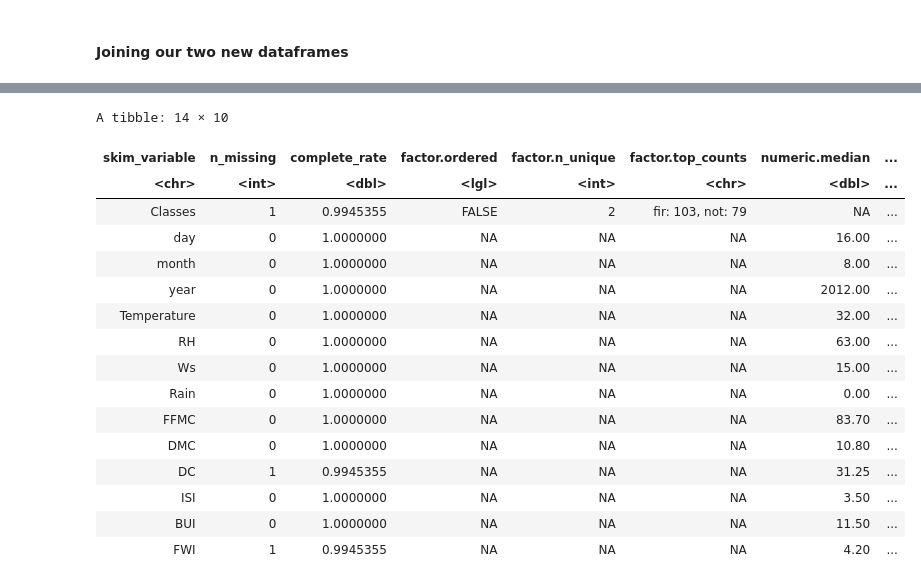
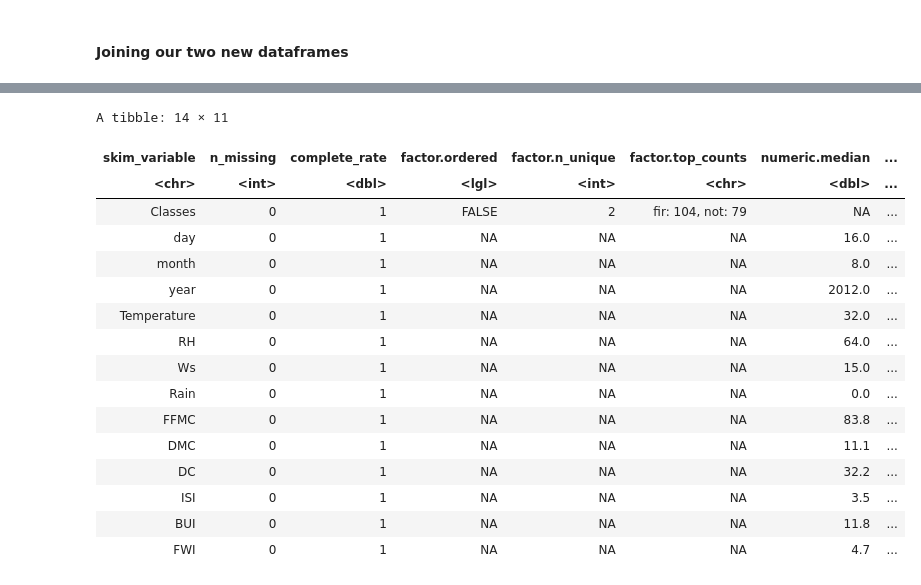
Before and after one commit to rustamch/Forest-fire-classifier, a Jupyter notebook: Main.ipynb, the cells around one changed output, grey strips where cells are left out. Drawn from its saved outputs; the diff is of its cells as text; code cells hidden in the pictures.

```diff
--- a/Main.ipynb
+++ b/Main.ipynb
@@ -57,13 +51,17 @@ algerian_forest_fires <- read_csv(url,skip = 1)
 # Examining the data frame
 # algerian_forest_data
 
-# Inspecting the parsing failure
-# algerian_forest_fires[168, 1]
-algerian_forest_fires[170, 10] = '14.6'
-algerian_forest_fires[170, 11] =  '9'
-algerian_forest_fires[170, 12] =  '12.5'
-algerian_forest_fires[170, 13] =  '10.4'
-algerian_forest_fires[170, 14] =  "fire"
+# Inspecting the parsing failures
+
+# algerian_forest_fires[123, 1:14] -- Empty row between two data sets
+
+# algerian_forest_fires[168, 1:14] -- Needs to be fixed
+
+algerian_forest_fires[168, 10] = '14.6'
+algerian_forest_fires[168, 11] =  '9'
+algerian_forest_fires[168, 12] =  '12.5'
+algerian_forest_fires[168, 13] =  '10.4'
+algerian_forest_fires[168, 14] =  "fire"
 # %% [output]
 Parsed with column specification:
 cols(
@@ -170,38 +139,37 @@ A data.frame: 243 × 14
 # %%
 # Setting a seed
-set.seed(2000)
+set.seed(2021)
 # Splitting the data set
 algerian_forest_fires_tidy <- mutate(algerian_forest_fires_tidy, Classes = as.factor(Classes))
 forest_split <- initial_split(algerian_forest_fires_tidy, prop = 0.75, strata = Classes)
 forest_train <- training(forest_split)
 forest_test <- testing(forest_split)
 
 # Specifying the summary function
-my_skim <- skim_with(numeric = sfl(median = ~ median(., na.rm = TRUE), mean = ~ mean(., na.rm = TRUE),
-                                   min = ~ min(., na.rm = TRUE), max = ~ max(., na.rm = TRUE)),
+my_skim <- skim_with(numeric = sfl(median, mean,  sd, min, max),
                                    append = FALSE)
 
 # Creating summary table
 summary_df <- my_skim(forest_train) %>%
     tibble::as_tibble() %>%
     select(skim_variable:numeric.max)
 summary_df
 # %% [output]
-A tibble: 14 × 10
+A tibble: 14 × 11
 | skim_variable | n_missing | complete_rate | factor.ordered | factor.n_unique | factor.top_counts | numeric.median | ... |
 | <chr> | <int> | <dbl> | <lgl> | <int> | <chr> | <dbl> | ... |
-| Classes | 1 | 0.9945355 | FALSE | 2 | fir: 103, not: 79 | NA | ... |
-| day | 0 | 1.0000000 | NA | NA | NA | 16.00 | ... |
-| month | 0 | 1.0000000 | NA | NA | NA | 8.00 | ... |
-| year | 0 | 1.0000000 | NA | NA | NA | 2012.00 | ... |
-| Temperature | 0 | 1.0000000 | NA | NA | NA | 32.00 | ... |
-| RH | 0 | 1.0000000 | NA | NA | NA | 63.00 | ... |
-| Ws | 0 | 1.0000000 | NA | NA | NA | 15.00 | ... |
-| Rain | 0 | 1.0000000 | NA | NA | NA | 0.00 | ... |
-| FFMC | 0 | 1.0000000 | NA | NA | NA | 83.70 | ... |
-| DMC | 0 | 1.0000000 | NA | NA | NA | 10.80 | ... |
-| DC | 1 | 0.9945355 | NA | NA | NA | 31.25 | ... |
-| ISI | 0 | 1.0000000 | NA | NA | NA | 3.50 | ... |
-| BUI | 0 | 1.0000000 | NA | NA | NA | 11.50 | ... |
-| FWI | 1 | 0.9945355 | NA | NA | NA | 4.20 | ... |
+| Classes | 0 | 1 | FALSE | 2 | fir: 104, not: 79 | NA | ... |
+| day | 0 | 1 | NA | NA | NA | 16.0 | ... |
+| month | 0 | 1 | NA | NA | NA | 8.0 | ... |
+| year | 0 | 1 | NA | NA | NA | 2012.0 | ... |
+| Temperature | 0 | 1 | NA | NA | NA | 32.0 | ... |
+| RH | 0 | 1 | NA | NA | NA | 64.0 | ... |
+| Ws | 0 | 1 | NA | NA | NA | 15.0 | ... |
+| Rain | 0 | 1 | NA | NA | NA | 0.0 | ... |
+| FFMC | 0 | 1 | NA | NA | NA | 83.8 | ... |
+| DMC | 0 | 1 | NA | NA | NA | 11.1 | ... |
+| DC | 0 | 1 | NA | NA | NA | 32.2 | ... |
+| ISI | 0 | 1 | NA | NA | NA | 3.5 | ... |
+| BUI | 0 | 1 | NA | NA | NA | 11.8 | ... |
+| FWI | 0 | 1 | NA | NA | NA | 4.7 | ... |
 # %%
```
Also changed, not shown: parts of 6 cells of this notebook.
